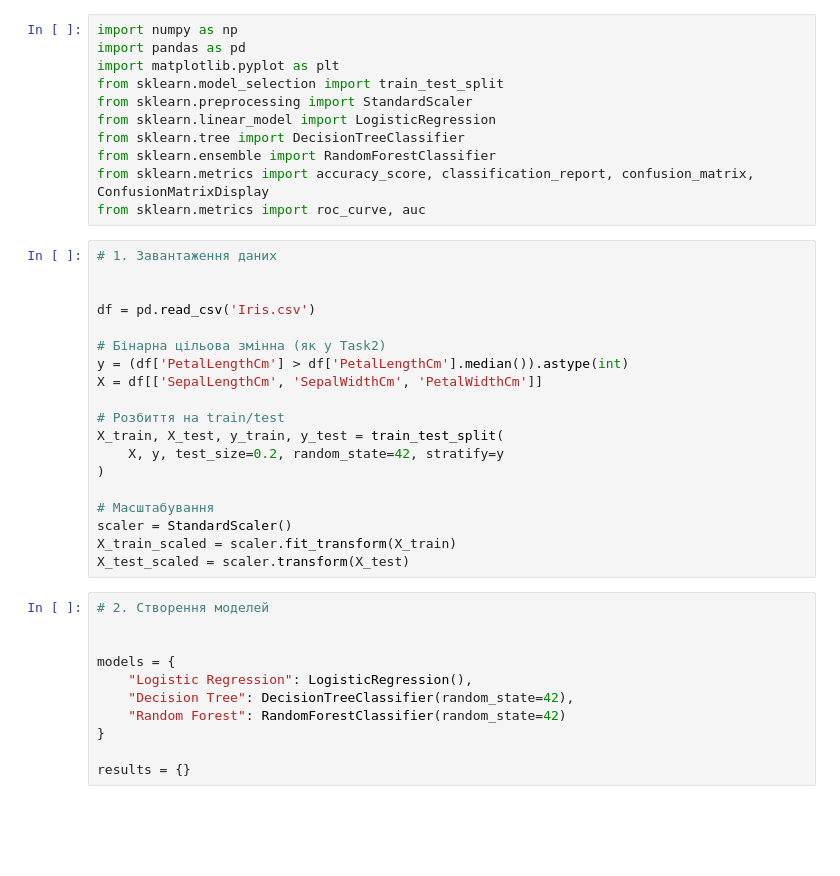
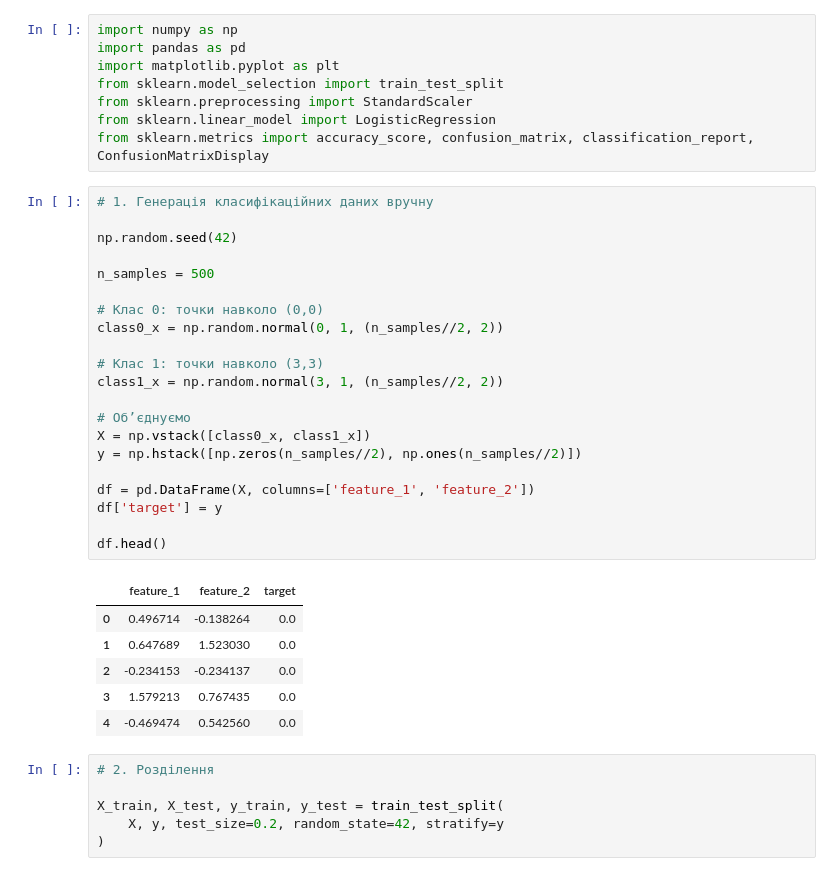
Before and after one commit to lipovanton1001/IntelligentDataAnalysis, a Jupyter notebook: labs5/task3.ipynb, the cells around one changed output. Saved outputs shown, nothing was run; the diff lists cells and outputs as text; blank space fills up the shorter version.

```diff
--- a/labs5/task3.ipynb
+++ b/labs5/task3.ipynb
@@ -5,38 +5,39 @@ import matplotlib.pyplot as plt
 from sklearn.model_selection import train_test_split
 from sklearn.preprocessing import StandardScaler
 from sklearn.linear_model import LogisticRegression
-from sklearn.tree import DecisionTreeClassifier
-from sklearn.ensemble import RandomForestClassifier
-from sklearn.metrics import accuracy_score, classification_report, confusion_matrix, ConfusionMatrixDisplay
-from sklearn.metrics import roc_curve, auc
+from sklearn.metrics import accuracy_score, confusion_matrix, classification_report, ConfusionMatrixDisplay
 # %%
-# 1. Завантаження даних
+# 1. Генерація класифікаційних даних вручну
 
+np.random.seed(42)
 
-df = pd.read_csv('Iris.csv')
+n_samples = 500
 
-# Бінарна цільова змінна (як у Task2)
-y = (df['PetalLengthCm'] > df['PetalLengthCm'].median()).astype(int)
-X = df[['SepalLengthCm', 'SepalWidthCm', 'PetalWidthCm']]
+# Клас 0: точки навколо (0,0)
+class0_x = np.random.normal(0, 1, (n_samples//2, 2))
 
-# Розбиття на train/test
-X_train, X_test, y_train, y_test = train_test_split(
-    X, y, test_size=0.2, random_state=42, stratify=y
-)
+# Клас 1: точки навколо (3,3)
+class1_x = np.random.normal(3, 1, (n_samples//2, 2))
 
-# Масштабування
-scaler = StandardScaler()
-X_train_scaled = scaler.fit_transform(X_train)
-X_test_scaled = scaler.transform(X_test)
+# Об’єднуємо
+X = np.vstack([class0_x, class1_x])
+y = np.hstack([np.zeros(n_samples//2), np.ones(n_samples//2)])
+
+df = pd.DataFrame(X, columns=['feature_1', 'feature_2'])
+df['target'] = y
+
+df.head()
+# %% [output]
+|  | feature_1 | feature_2 | target |
+| 0 | 0.496714 | -0.138264 | 0.0 |
+| 1 | 0.647689 | 1.523030 | 0.0 |
+| 2 | -0.234153 | -0.234137 | 0.0 |
+| 3 | 1.579213 | 0.767435 | 0.0 |
+| 4 | -0.469474 | 0.542560 | 0.0 |
 # %%
-# 2. Створення моделей
+# 2. Розділення
 
-
-models = {
-    "Logistic Regression": LogisticRegression(),
-    "Decision Tree": DecisionTreeClassifier(random_state=42),
-    "Random Forest": RandomForestClassifier(random_state=42)
-}
-
-results = {}
+X_train, X_test, y_train, y_test = train_test_split(
+    X, y, test_size=0.2, random_state=42, stratify=y
+)
 # %%
```
Also changed, not shown: parts of 4 cells of this notebook, 1 other file.
